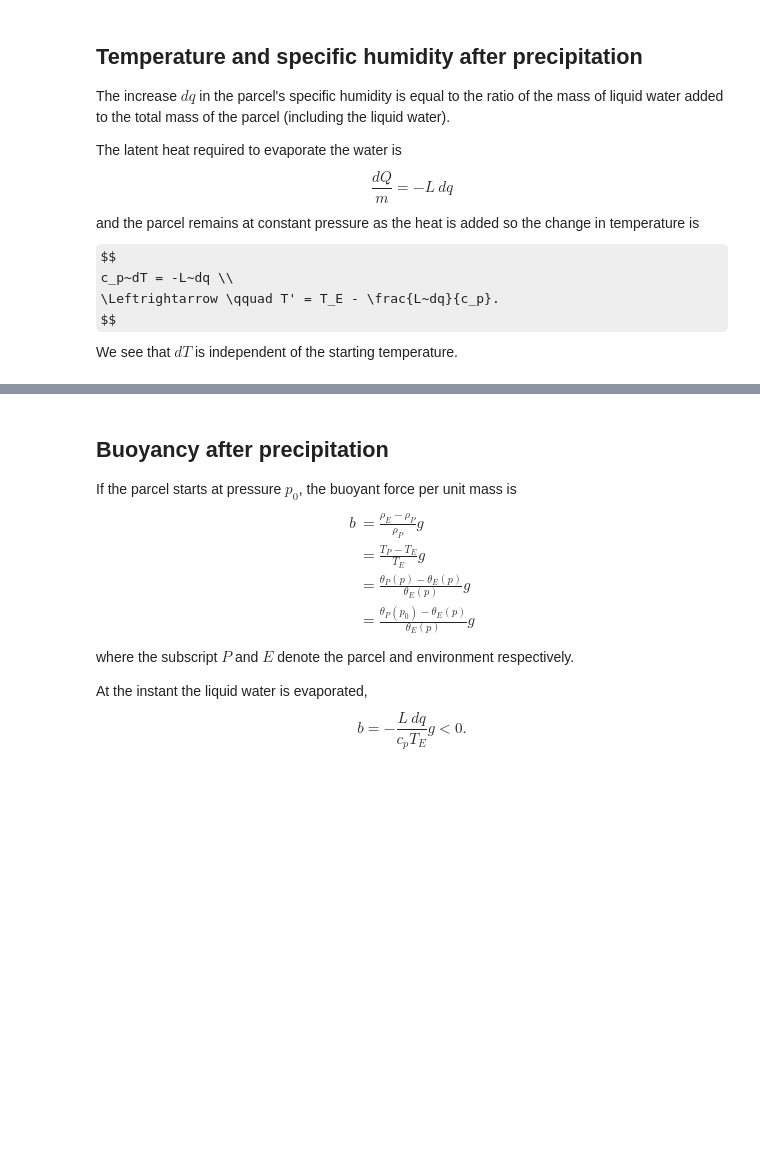
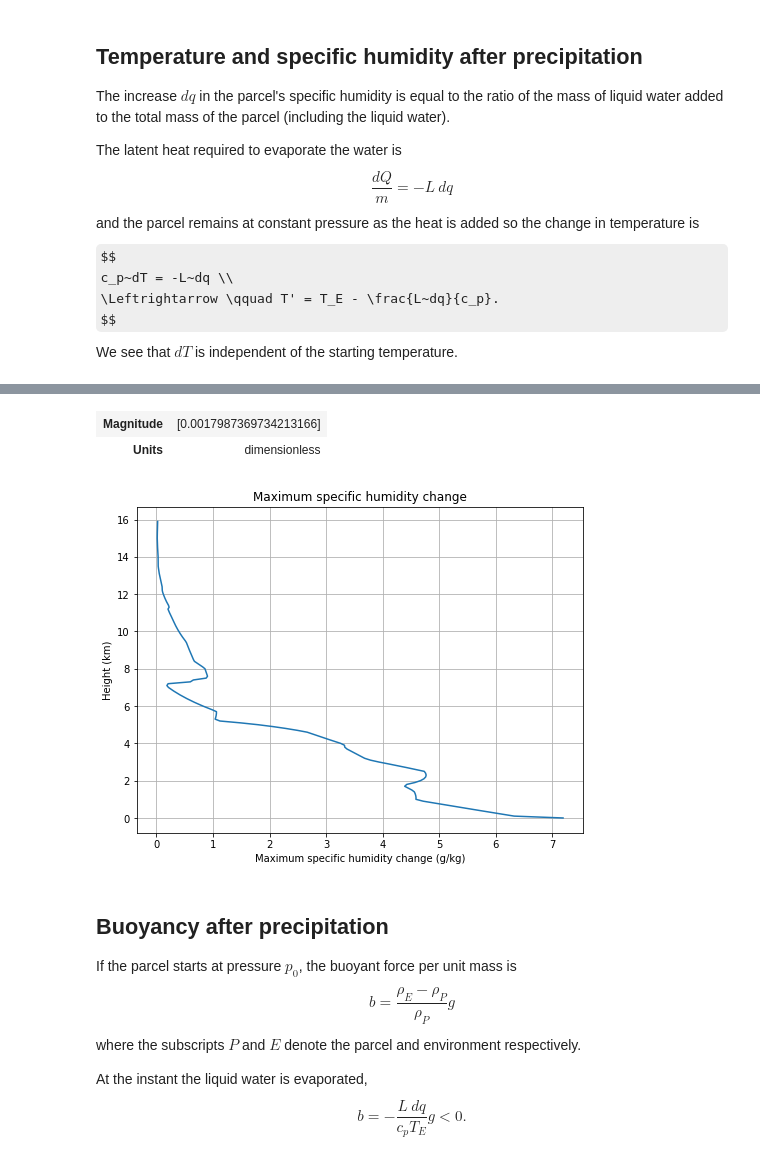
Before and after one commit to tschanzer/taste-of-research-21T3, a Jupyter notebook: analysis/20210910_buoyancy.ipynb, the cells around one changed output, grey strips where cells are left out. Cells and saved outputs as stored; diff of their text form; code cells hidden in the pictures; some formulas as TeX source; blank space fills up the shorter version.

Commit message:
Parcel buoyancy and trajectory calculations

```diff
--- a/analysis/20210910_buoyancy.ipynb
+++ b/analysis/20210910_buoyancy.ipynb
@@ -136,16 +204,39 @@ We see that $dT$ is independent of the starting temperature.
+# %%
+def maximum_specific_humidity_change(height):
+    temperature = environment_temperature_from_height(height)
+    wetbulb_temperature = environment_wetbulb_temperature_from_height(height)
+    dq_max = (const.dry_air_spec_heat_press
+              * (temperature - wetbulb_temperature)
+              / const.water_heat_vaporization)
+    return dq_max.to(units.dimensionless)
+# %%
+height = np.arange(0, 16e3, 100)*units.meter
+dq_max = maximum_specific_humidity_change(height)
+# %%
+maximum_specific_humidity_change([5000]*units.meter)
+# %% [output]
+| Magnitude | [0.0017987369734213166] |
+| Units | dimensionless |
+# %%
+fig = plt.figure(figsize=(8,6))
+ax = fig.add_subplot(111)
+ax.plot(dq_max*1e3, height/1e3)
+ax.grid()
+ax.set(
+    xlabel='Maximum specific humidity change (g/kg)',
+    ylabel='Height (km)',
+    title='Maximum specific humidity change')
+plt.show()
+# %% [output]
+[figure, added]
 # %% [markdown]
 ## Buoyancy after precipitation
 
 If the parcel starts at pressure $p_0$, the buoyant force per unit mass is
 $$
-\begin{align}
-    b &= \frac{\rho_E - \rho_P}{\rho_P} g \\
-    &= \frac{T_P - T_E}{T_E} g \\
-    &= \frac{\theta_P(p) - \theta_E(p)}{\theta_E(p)} g \\
-    &= \frac{\theta_P(p_0) - \theta_E(p)}{\theta_E(p)} g
-\end{align}
+    b = \frac{\rho_E - \rho_P}{\rho_P} g
 $$
-where the subscript $P$ and $E$ denote the parcel and environment respectively.
+where the subscripts $P$ and $E$ denote the parcel and environment respectively.
 
 At the instant the liquid water is evaporated,
 $$
```
Also changed, not shown: parts of 30 cells of this notebook, 4 other files.
